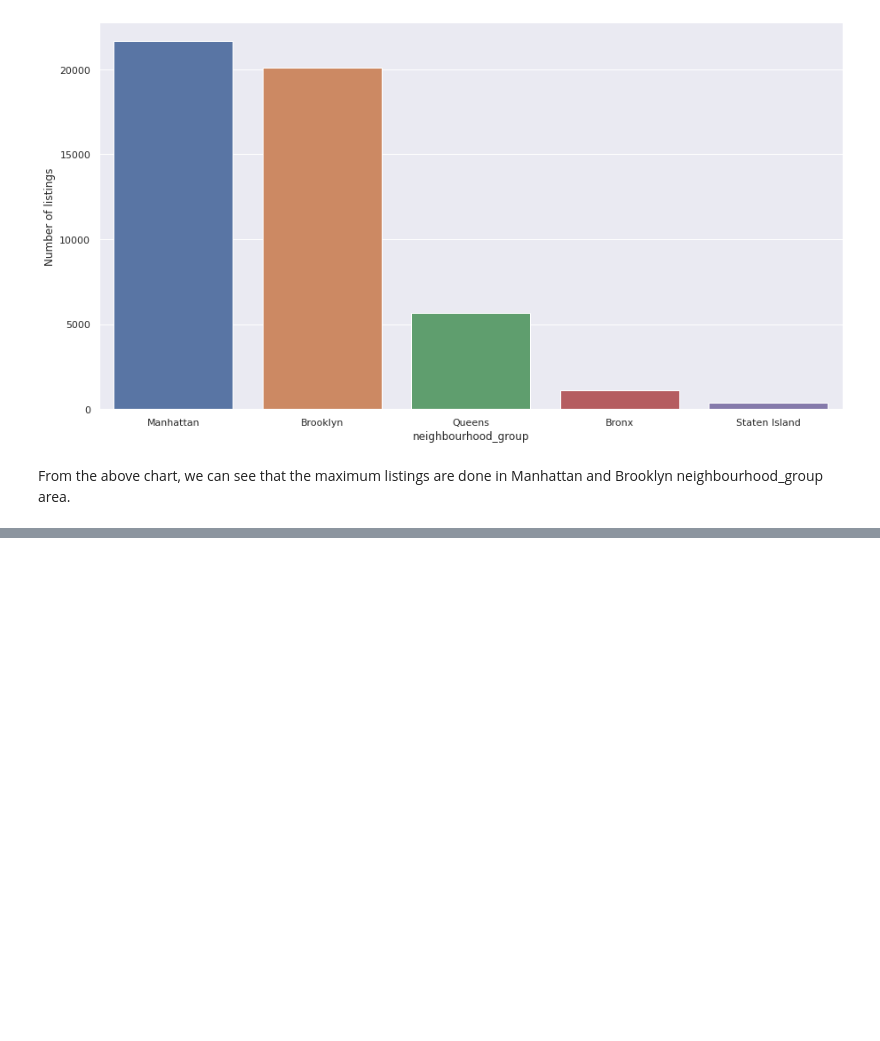
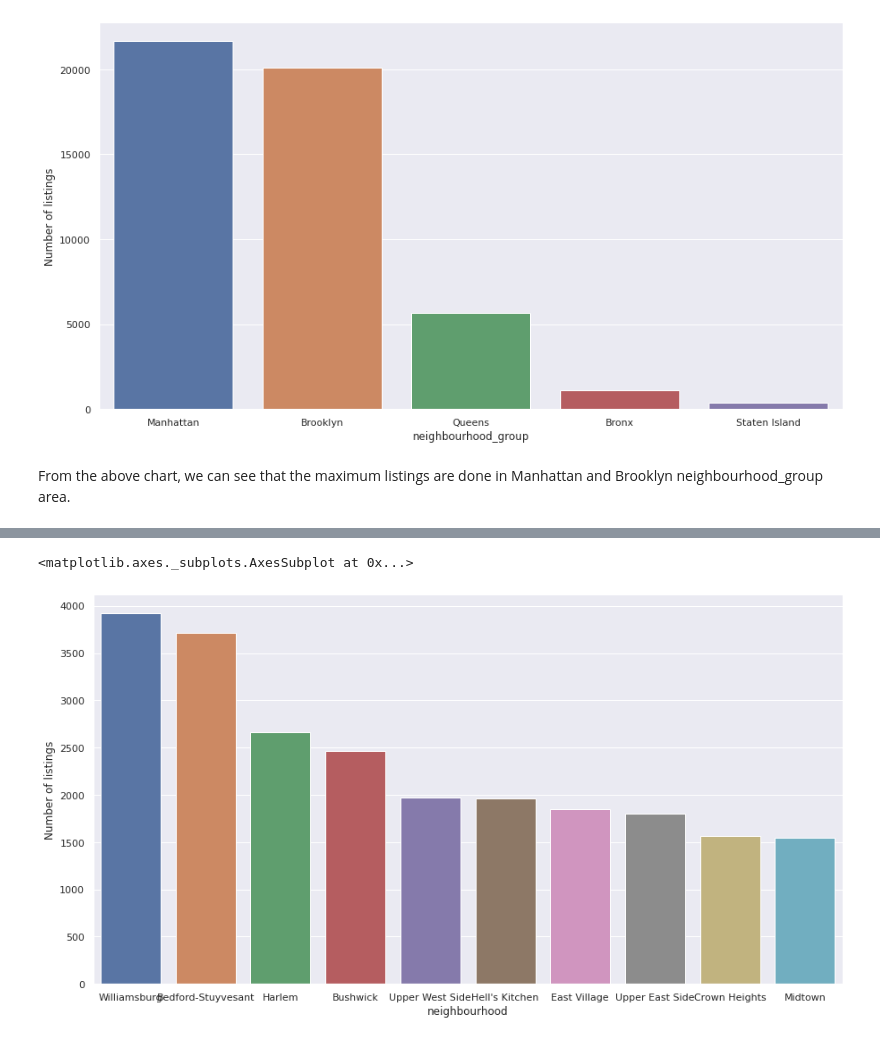
Before and after one commit to huda-nur-ed/AirBnB-Bookings-Analysis, a Jupyter notebook: [EDA_ABTN0101]_F_M_Nurul_Huda_AirBnB_Bookings_Analysis.ipynb, the cells around one changed output, grey strips where cells are left out. Cells and saved outputs as stored; diff of their text form; code cells hidden in the pictures; blank space fills up the shorter version.

```diff
--- a/[EDA_ABTN0101]_F_M_Nurul_Huda_AirBnB_Bookings_Analysis.ipynb
+++ b/[EDA_ABTN0101]_F_M_Nurul_Huda_AirBnB_Bookings_Analysis.ipynb
@@ -220,3 +220,8 @@ sns.barplot(data=neighbourhood_group_listing_df,x ='neighbourhood_group',y='Numb
 [figure]
 # %% [markdown]
 From the above chart, we can see that the maximum listings are done in Manhattan and Brooklyn neighbourhood_group area.
+# %%
+# Get top 10 listings in neighbourhoods.
+neighbourhood_listing_df = df['neighbourhood'].value_counts().reset_index().head(10)
+neighbourhood_listing_df.columns=['neighbourhood','Number of listings']
+neighbourhood_listing_df
@@ -222,0 +240,6 @@ From the above chart, we can see that the maximum listings are done in Manhattan
+# %%
+# Get a barplot of the listings distribution in each neighbourhood area.
+sns.barplot(data=neighbourhood_listing_df,x ='neighbourhood',y='Number of listings')
+# %% [output]
+<matplotlib.axes._subplots.AxesSubplot at 0x...>
+[figure, added]
```
Also changed, not shown: parts of 8 cells of this notebook.
